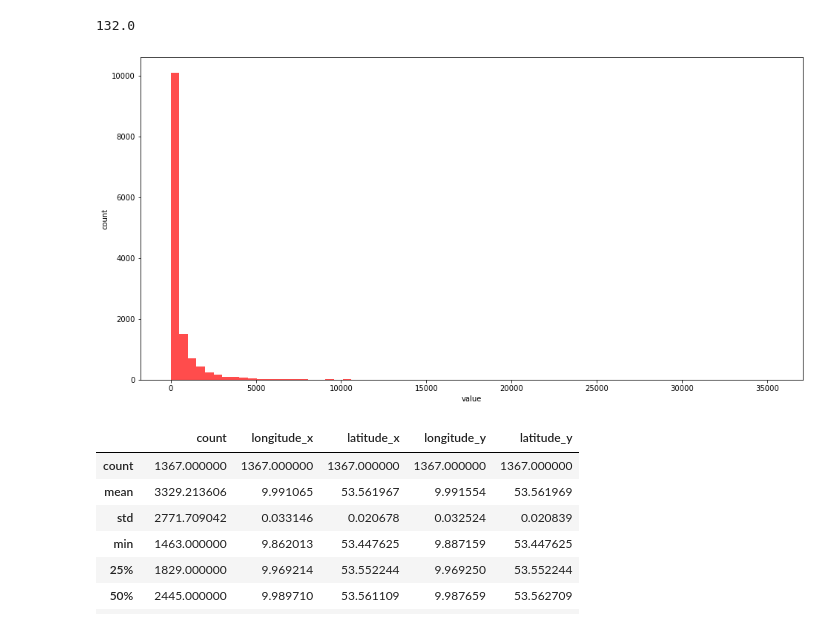
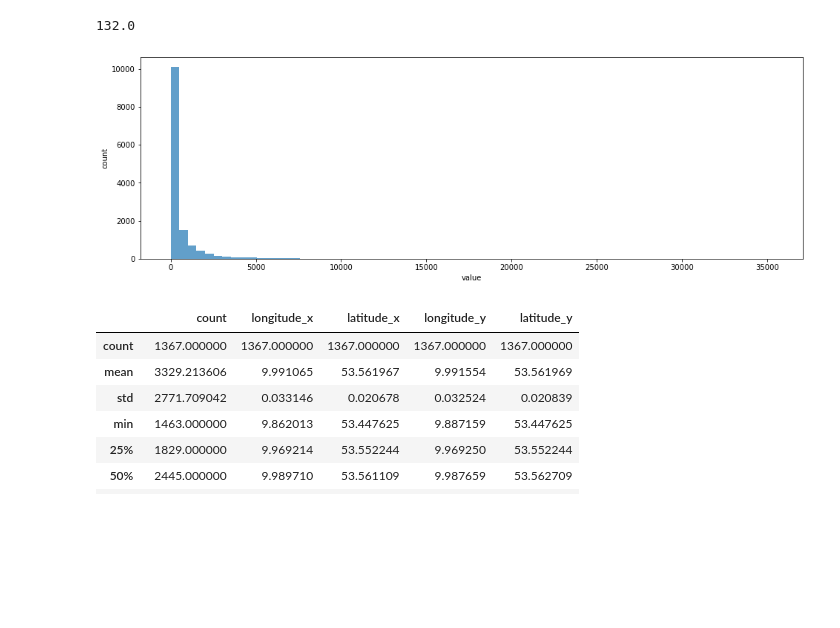
Before and after one commit to dorotheelaugwitz/master-thesis, a Jupyter notebook: analysis_stations.ipynb, the cells around one changed output. Cells and saved outputs as stored; diff of their text form; code cells hidden in the pictures; blank space fills up the shorter version.

```diff
--- a/analysis_stations.ipynb
+++ b/analysis_stations.ipynb
@@ -831,12 +872,13 @@ sorted_routes["count"].median()
 # %% [output]
 132.0
 # %%
-plt.hist(sorted_routes["count"], 70, density=False, color="red", alpha=0.7)
+plt.rcParams["figure.figsize"] = (16,5)
+plt.hist(sorted_routes["count"], 70, density=False, alpha=0.7)
 plt.xlabel("value")
 plt.ylabel("count")
 plt.show()
 # %% [output]
-[figure, old version]
+[figure, new version]
 # %%
 top_routes = sorted_routes[sorted_routes["count"] >= sorted_routes["count"].quantile(0.9)]
 # %%
```
Also changed, not shown: parts of 15 cells of this notebook, 3 other files.
